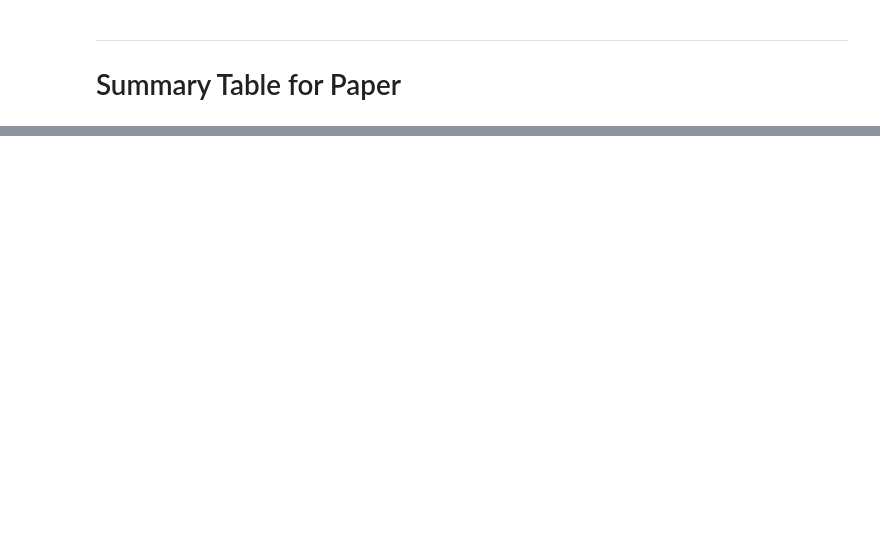
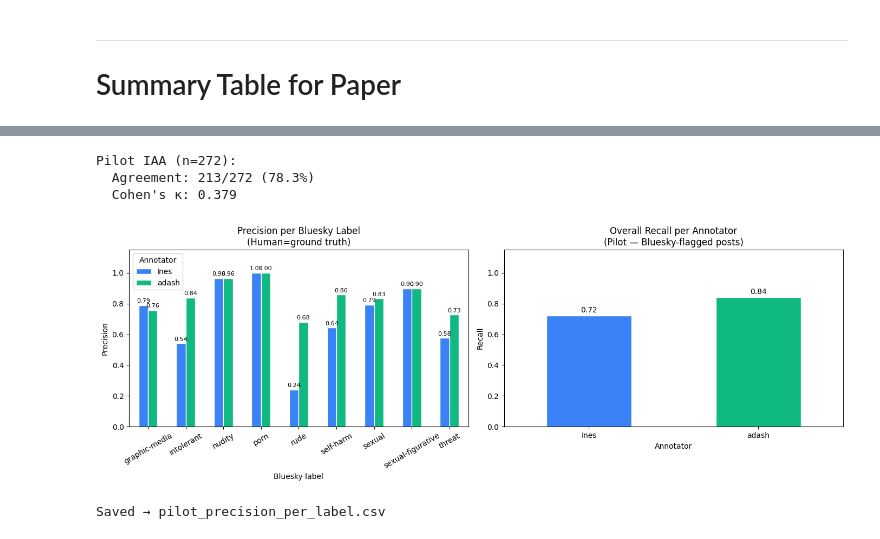
Before and after one commit to Ines-Abdelaziz/feedback-bluesky, a Jupyter notebook: agreement_analysis.ipynb, the cells around one changed output, grey strips where cells are left out. Drawn from its saved outputs; the diff is of its cells as text; code cells hidden in the pictures; blank space fills up the shorter version.

```diff
--- a/agreement_analysis.ipynb
+++ b/agreement_analysis.ipynb
@@ -566,0 +1065,58 @@ soumidas             33     34               33
+# %%
+# ── IAA on pilot (Ines vs adash) ─────────────────────────────────────────────
+lu_p_ines = build_lookup(pilot_ann, "Ines")
+lu_p_adash = build_lookup(pilot_ann, "adash")
+common_p = sorted(set(lu_p_ines) & set(lu_p_adash))
+
+if common_p:
+    la = [lu_p_ines[p] for p in common_p]
+    lb = [lu_p_adash[p] for p in common_p]
+    agree = sum(x == y for x, y in zip(la, lb))
+    kappa = cohen_kappa_score(la, lb)
+    print(f"Pilot IAA (n={len(common_p)}):")
+    print(f"  Agreement: {agree}/{len(common_p)} ({100*agree/len(common_p):.1f}%)")
+    print(f"  Cohen's κ: {kappa:.3f}")
+# %% [output]
+Pilot IAA (n=272):
+  Agreement: 213/272 (78.3%)
+  Cohen's κ: 0.379
+# %%
+# ── Plots ─────────────────────────────────────────────────────────────────────
+fig, axes = plt.subplots(1, 2, figsize=(14, 5))
+
+# Plot 1: precision per label per annotator
+if len(prec_df):
+    pivot = prec_df.pivot(
+        index="Bluesky label", columns="Annotator", values="Precision"
+    ).fillna(0)
+    pivot.plot(kind="bar", ax=axes[0], color=["#3b82f6", "#10b981"], edgecolor="white")
+    axes[0].set_title("Precision per Bluesky Label\n(Human=ground truth)")
+    axes[0].set_ylabel("Precision")
+    axes[0].set_ylim(0, 1.15)
+    axes[0].tick_params(axis="x", rotation=30)
+    axes[0].legend(title="Annotator")
+    for container in axes[0].containers:
+        axes[0].bar_label(container, fmt="%.2f", fontsize=8, padding=2)
+
+# Plot 2: recall bar
+recall_df = pd.DataFrame(recall_rows)
+recall_df.set_index("Annotator")["Recall"].plot(
+    kind="bar", ax=axes[1], color=["#3b82f6", "#10b981"], edgecolor="white"
+)
+axes[1].set_title("Overall Recall per Annotator\n(Pilot — Bluesky-flagged posts)")
+axes[1].set_ylabel("Recall")
+axes[1].set_ylim(0, 1.15)
+axes[1].tick_params(axis="x", rotation=0)
+for container in axes[1].containers:
+    axes[1].bar_label(container, fmt="%.2f", fontsize=10, padding=2)
+
+plt.tight_layout()
+plt.savefig("pilot_precision_recall.png", dpi=150, bbox_inches="tight")
+plt.show()
+
+# Save CSV
+prec_df.to_csv("pilot_precision_per_label.csv", index=False)
+print("Saved → pilot_precision_per_label.csv")
+# %% [output]
+[figure, added]
+Saved → pilot_precision_per_label.csv
```
Also changed, not shown: parts of 31 cells of this notebook, 20 other files.
